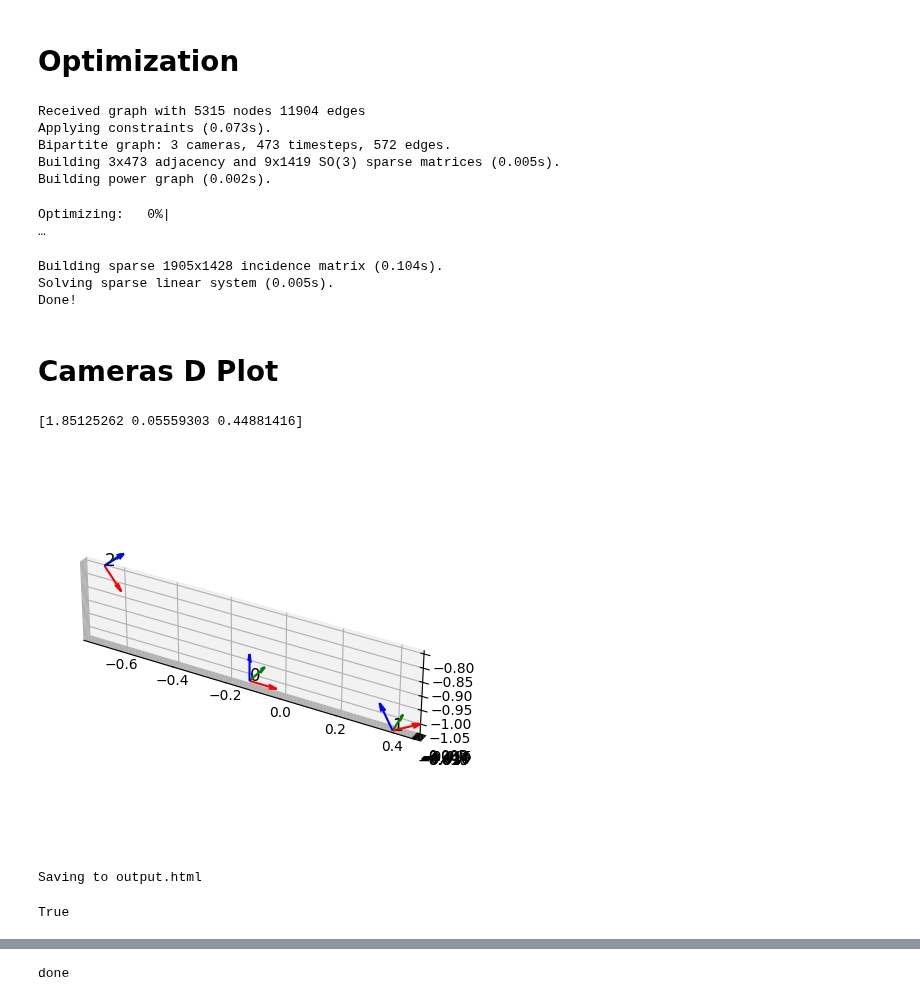
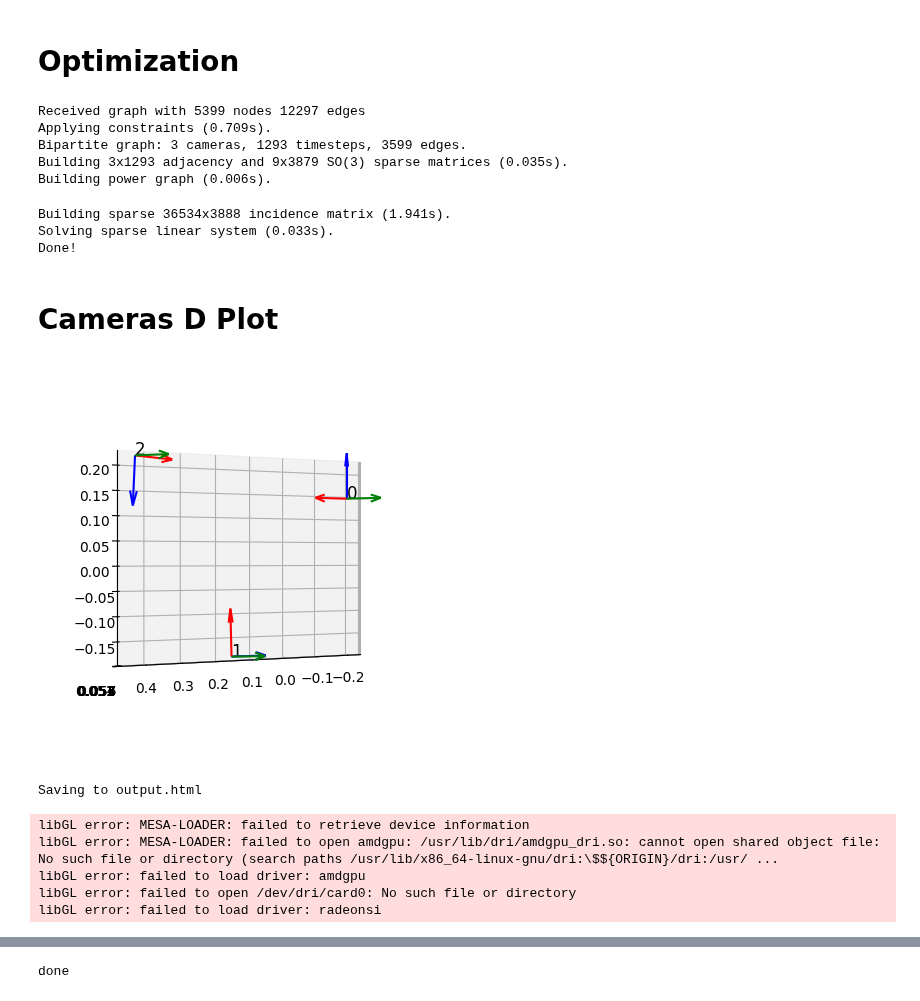
Before and after one commit to goncalofrazao/vicandocker, a Jupyter notebook: main_cangalho.ipynb, the cells around one changed output, grey strips where cells are left out. Saved outputs shown, nothing was run; the diff lists cells and outputs as text; code cells hidden in the pictures.

```diff
--- a/main_cangalho.ipynb
+++ b/main_cangalho.ipynb
@@ -73,0 +77,18 @@ hist_fig = plt.hist(im.flatten(), 256, [0, 256])
+# %%
+from src.vican.vican.cam import estimate_pose_charuco_worker
+
+charuco_dict = dict()
+
+board_idx = 0
+for i in [0, 25, 49]:
+    charuco_dict[str(board_idx)] = dict()
+    charuco_dict[str(board_idx)]["sizeX"] = 8
+    charuco_dict[str(board_idx)]["sizeY"] = 6
+    charuco_dict[str(board_idx)]["squareLength"] = 0.029
+    charuco_dict[str(board_idx)]["markerLength"] = 0.021
+    charuco_dict[str(board_idx)]["dictionary"] = cv.aruco.DICT_4X4_100
+    charuco_dict[str(board_idx)]["ids"] = np.arange(24)+i
+    board_idx += 1
+
+charuco_dict["detector"] = estimate_pose_charuco_worker
+charuco_dict["num_boards"] = board_idx -1
@@ -78,11 +110,8 @@ if not LOAD:
     # This will compute camera-marker edges via PnP, in parallel
     aux = estimate_pose_mp(cams=obj_dataset.im_data['cam'],
                            im_filenames=obj_dataset.im_data['filename'],
-                           aruco='DICT_ARUCO_ORIGINAL',
-                           marker_size=MARKER_SIZE,
-                           corner_refine='CORNER_REFINE_SUBPIX',
-                           marker_ids=MARKER_IDS,
-                           flags='SOLVEPNP_IPPE_SQUARE',
+                           target_dict = charuco_dict,
+                           flags='SOLVEPNP_IPPE',
                            brightness=0,
                            contrast=0)
 
@@ -95,9 +129,10 @@ Loaded
 # %%
 # Optimization - see extended paper
+#print( aux.keys() )
 obj_pose_est = object_bipartite_se3sync(aux,
                                         noise_model_r=lambda edge : 0.01 * Polygon(zip(edge['corners'][:,0], edge['corners'][:,1])).area**1,
                                         noise_model_t=lambda edge : 0.01 * Polygon(zip(edge['corners'][:,0], edge['corners'][:,1])).area**1,
-                                        edge_filter=lambda edge : edge['reprojected_err'] < 0.13,
+                                        edge_filter=lambda edge : edge['reprojected_err'] < 10.0,
                                         maxiter=4,
                                         lsqr_solver="conjugate_gradient",
                                         dtype=np.float64)
@@ -127,11 +161,12 @@ print(np.std([edge['reprojected_err'] for edge in aux.values()]))
 # %%
 %matplotlib inline
 
-xyz = np.stack([pose.inv().t() for pose in obj_pose_est.values()], axis=0)
+xyz = np.stack([pose.t() for pose in obj_pose_est.values()], axis=0)
 fig = plt.figure()
 ax = fig.add_subplot(projection='3d')
-ax.view_init(elev=0, azim=0, roll=0)
+ax.view_init(elev=0, azim=90, roll=0)
 
 ax.plot(xyz[:,0], xyz[:,1], xyz[:,2], 'o')
+ax.set_aspect('equal')
 plt.show()
 # %% [output]
@@ -176,20 +213,19 @@ pose_est = bipartite_se3sync(cam_marker_edges,
                              constraints=obj_pose_est,
                              noise_model_r=lambda edge : 0.01 * Polygon(zip(edge['corners'][:,0], edge['corners'][:,1])).area**1.0,
                              noise_model_t=lambda edge : 0.01 * Polygon(zip(edge['corners'][:,0], edge['corners'][:,1])).area**1.0,
-                             edge_filter=lambda edge : edge['reprojected_err'] < 0.1,
+                             edge_filter=lambda edge : edge['reprojected_err'] < 1.0,
                              maxiter=4,
                              lsqr_solver="conjugate_gradient",
                              dtype=np.float32)
 # %% [output]
-Received graph with 5315 nodes 11904 edges
-Applying constraints (0.073s).
-Bipartite graph: 3 cameras, 473 timesteps, 572 edges.
-Building 3x473 adjacency and 9x1419 SO(3) sparse matrices (0.005s).
-Building power graph (0.002s).
+Received graph with 5399 nodes 12297 edges
+Applying constraints (0.709s).
+Bipartite graph: 3 cameras, 1293 timesteps, 3599 edges.
+Building 3x1293 adjacency and 9x3879 SO(3) sparse matrices (0.035s).
+Building power graph (0.006s).
-Optimizing:   0%|                                                                                             …
+Building sparse 36534x3888 incidence matrix (1.941s).
+Solving sparse linear system (0.033s).
+Done!
-Building sparse 1905x1428 incidence matrix (0.104s).
-Solving sparse linear system (0.005s).
-Done!
 # %% [markdown]
 # Cameras D Plot
 # %%
@@ -206,24 +242,24 @@ def plot_frame(ax, H, label):
 # %%
 %matplotlib inline
 
 fig = plt.figure(figsize=(5,5))
 ax = fig.add_subplot(projection='3d')
 
-for cam_id, pose in pose_est.items():
+for cam_id, pose in obj_pose_est.items():
     if "_" in cam_id:
         continue
     #pose_est[cam_id] = pose_est[cam_id].inv() @ pose_est[wrl_idx]
-    plot_frame(ax, pose_est[cam_id]._pose , cam_id) # TODO: make a getter for the A matrix
+    plot_frame(ax, obj_pose_est[cam_id].inv()._pose , cam_id) # TODO: make a getter for the A matrix
 
 # aspect ratio of the plot to be equal
 ax.set_aspect('equal')
 
-print(ax.get_box_aspect())
+
+ax.view_init(elev=0, azim=45, roll=0)
 #make the plot interactive
 plt.show()
 # %% [output]
-[1.85125262 0.05559303 0.44881416]
-[figure, old version]
+[figure, new version]
 # %%
 from src.vican.vican.geometry import SE3, rotz
 from src.vican.vican.plot import plot_cams_3D
@@ -258,9 +294,13 @@ pc = pc0 + pc1 + pc2
 o3d.io.write_point_cloud("dataset/pointcloud_merged.pcd", pc)
 
 # Visualize the point cloud
-#o3d.visualization.draw_geometries([pc2,pc0, triad])
+o3d.visualization.draw_geometries([pc2,pc0, triad])
 # %% [output]
-True
+libGL error: MESA-LOADER: failed to retrieve device information
+libGL error: MESA-LOADER: failed to open amdgpu: /usr/lib/dri/amdgpu_dri.so: cannot open shared object file: No such file or directory (search paths /usr/lib/x86_64-linux-gnu/dri:\$${ORIGIN}/dri:/usr/ ...
+libGL error: failed to load driver: amdgpu
+libGL error: failed to open /dev/dri/card0: No such file or directory
+libGL error: failed to load driver: radeonsi
 # %%
 position_list = []
 for cam_id, pose in pose_est.items():
```
Also changed, not shown: parts of 12 cells of this notebook.
